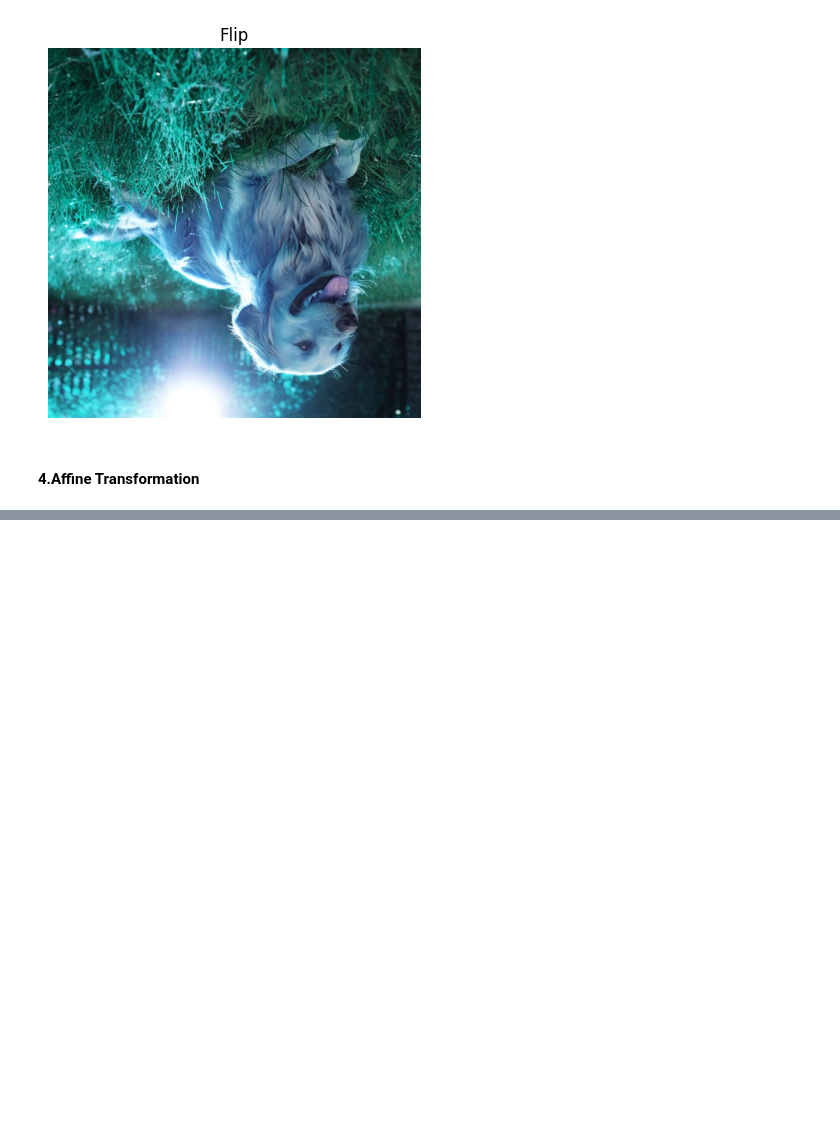
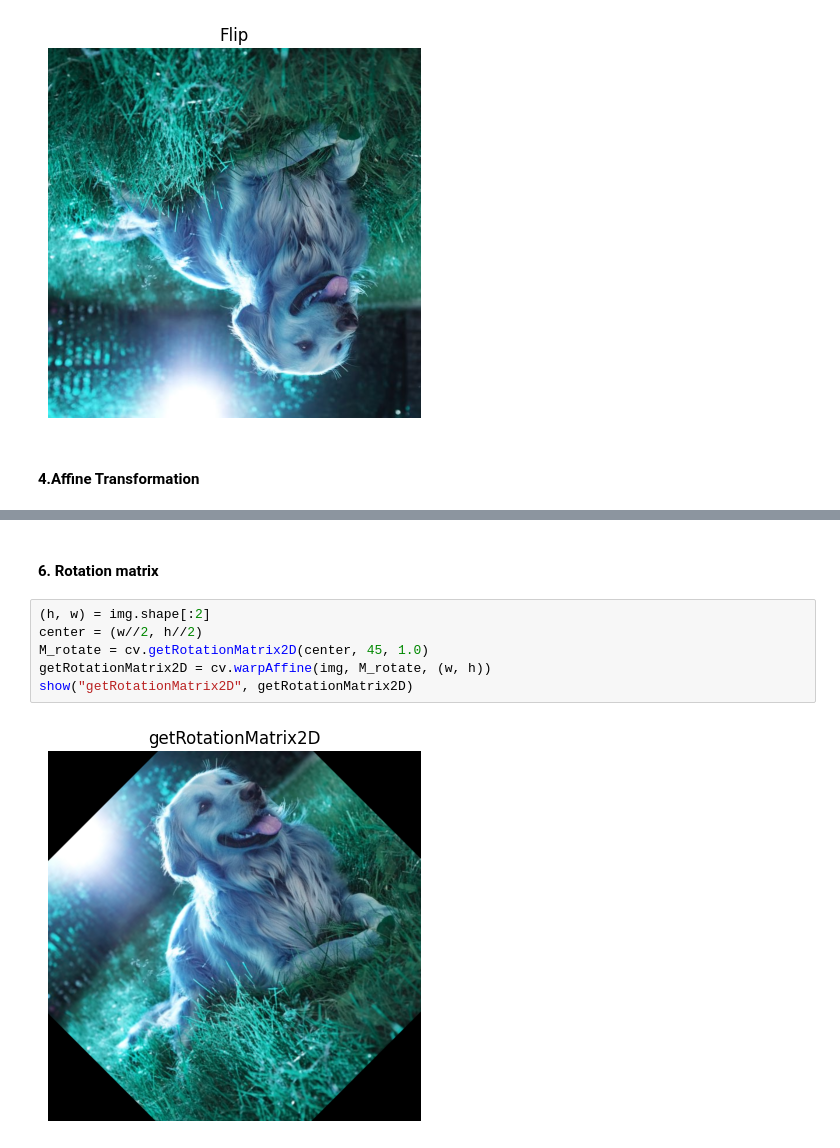
Before and after one commit to krishna-ammu05/PythonOpenCV, a Jupyter notebook: IMAGE_TRANSFORMATION.ipynb, the cells around one changed output, grey strips where cells are left out. Cells and saved outputs as stored; diff of their text form; blank space fills up the shorter version.

```diff
--- a/IMAGE_TRANSFORMATION.ipynb
+++ b/IMAGE_TRANSFORMATION.ipynb
@@ -47,0 +64,10 @@ src_pts = np.float32
+# %% [markdown]
+#### 6. Rotation matrix
+# %%
+(h, w) = img.shape[:2]
+center = (w//2, h//2)
+M_rotate = cv.getRotationMatrix2D(center, 45, 1.0)
+getRotationMatrix2D = cv.warpAffine(img, M_rotate, (w, h))
+show("getRotationMatrix2D", getRotationMatrix2D)
+# %% [output]
+[figure, added]
```
Also changed, not shown: parts of 7 cells of this notebook.
